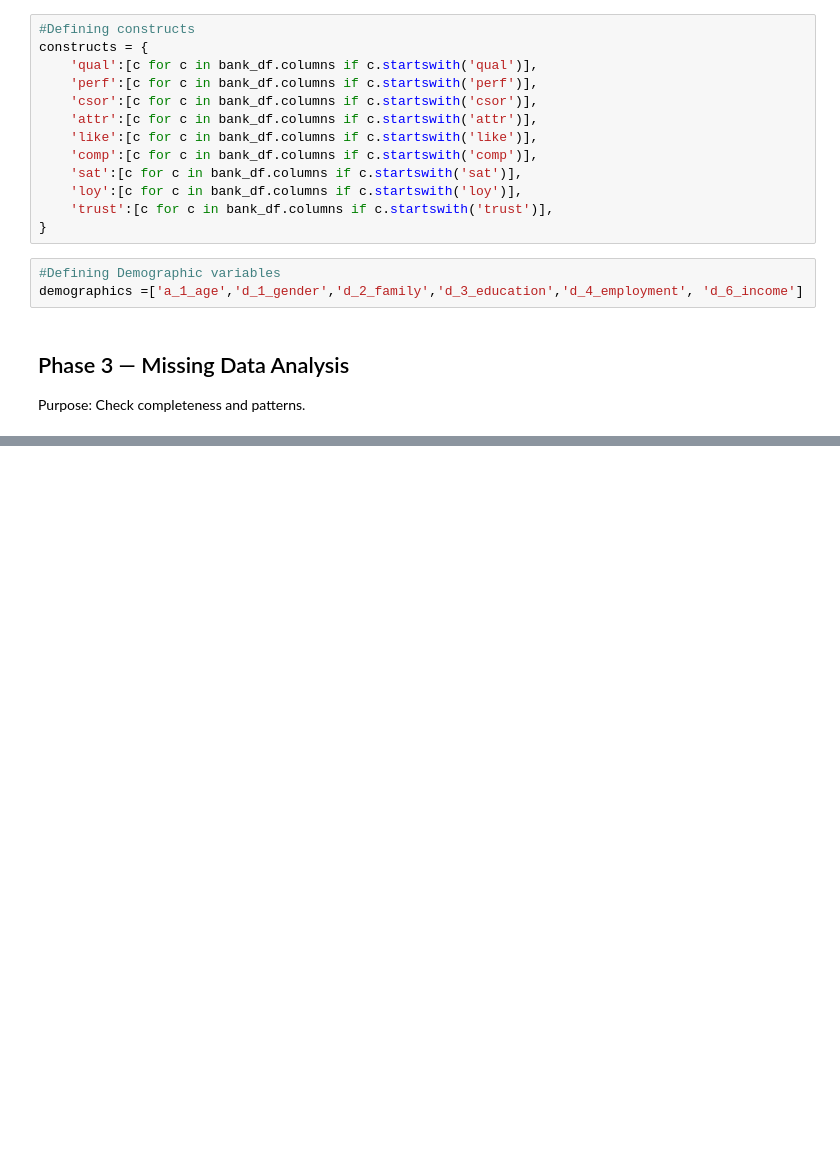
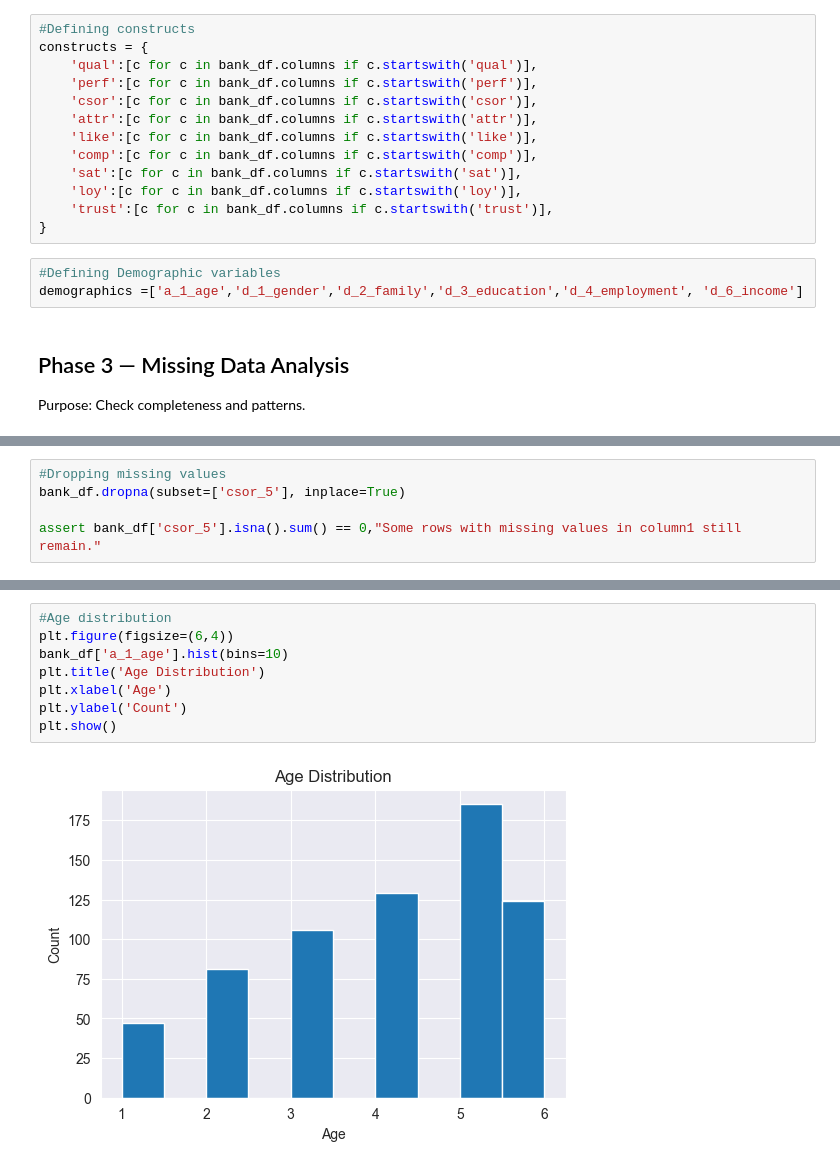
Before and after one commit to Emigbanam/Bank-customer-survey-eda, a Jupyter notebook: Bank Customer Survey - EDA.ipynb, the cells around one changed output, grey strips where cells are left out. Saved outputs shown, nothing was run; the diff lists cells and outputs as text; blank space fills up the shorter version.

```diff
--- a/Bank Customer Survey - EDA.ipynb
+++ b/Bank Customer Survey - EDA.ipynb
@@ -96,0 +115,5 @@ Purpose: Check completeness and patterns.
+# %%
+#Dropping missing values
+bank_df.dropna(subset=['csor_5'], inplace=True)
+
+assert bank_df['csor_5'].isna().sum() == 0,"Some rows with missing values in column1 still remain."
@@ -96,0 +134,10 @@ Purpose: Check completeness and patterns.
+# %%
+#Age distribution
+plt.figure(figsize=(6,4))
+bank_df['a_1_age'].hist(bins=10)
+plt.title('Age Distribution')
+plt.xlabel('Age')
+plt.ylabel('Count')
+plt.show()
+# %% [output]
+[figure, added]
```
Also changed, not shown: parts of 4 cells of this notebook.
